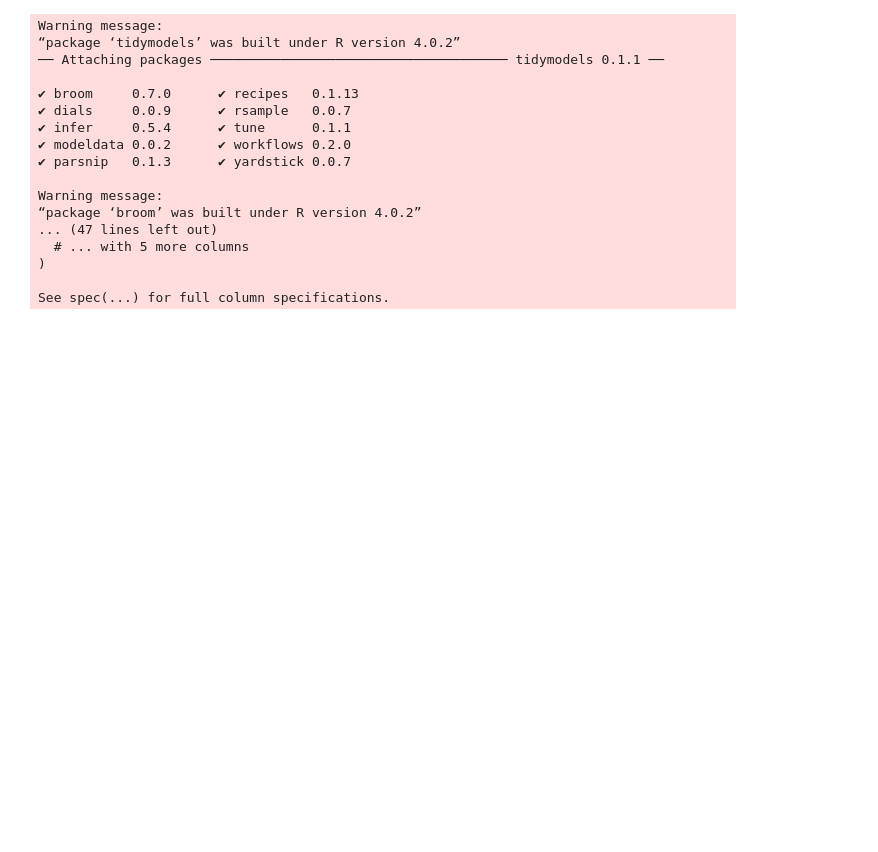
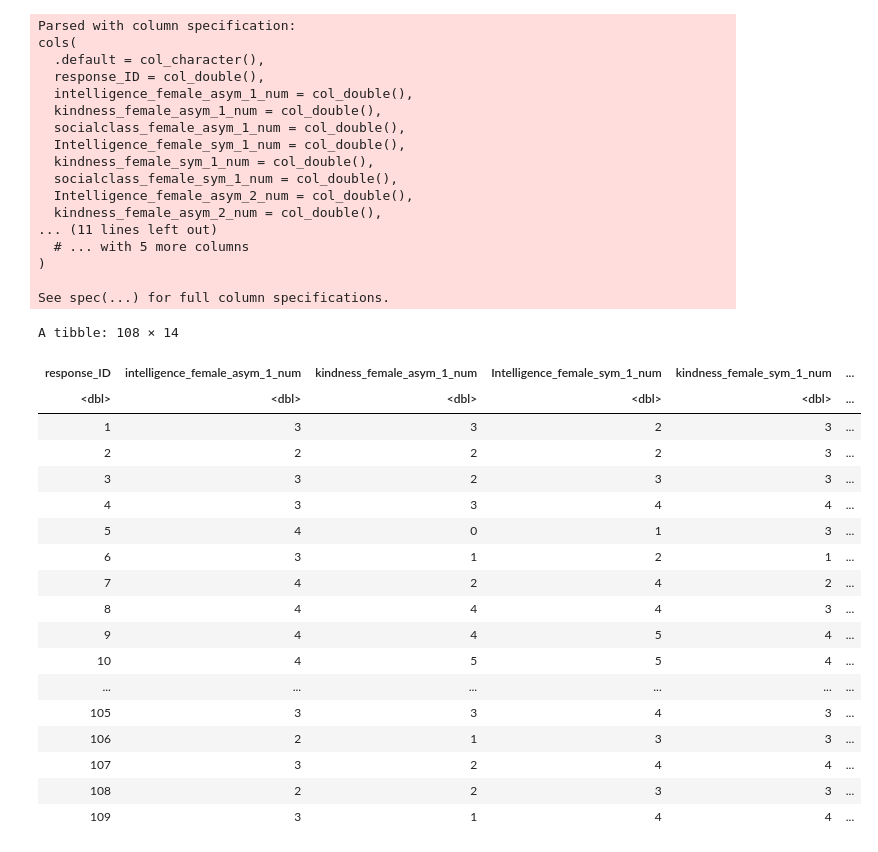
Before and after one commit to luojessica/DSCI100_project, a Jupyter notebook: report.ipynb, the cells around one changed output. Drawn from its saved outputs; the diff is of its cells as text; code cells hidden in the pictures; blank space fills up the shorter version.

Commit message:
Added tidy data set
changed some things and added tidy data

```diff
--- a/report.ipynb
+++ b/report.ipynb
@@ -1,24 +1,60 @@
 # %%
 library(tidyverse)
 library(repr)
 library(tidymodels)
 
 data <- read_csv("facial_symmetry_study_data.csv")
+tidy_data <- data %>%
+    select(response_ID,
+           intelligence_female_asym_1_num,
+           kindness_female_asym_1_num,
+           Intelligence_female_sym_1_num,
+           kindness_female_sym_1_num,
+           Intelligence_female_asym_2_num,
+           kindness_female_asym_2_num,
+           intelligence_female_sym_2_num,
+           kindness_female_sym_2_num,
+           intelligence_male_asym_1_num,
+           kindness_male_asym_1_num,
+           intelligence_male_sym_1_num,
+           kindness_male_sym_1_num,
+           intelligence_male_asym_2_num)
+
+tidy_data
 # %% [output]
-Warning message:
-“package ‘tidymodels’ was built under R version 4.0.2”
-── Attaching packages ────────────────────────────────────── tidymodels 0.1.1 ──
-
-✔ broom     0.7.0      ✔ recipes   0.1.13
-✔ dials     0.0.9      ✔ rsample   0.0.7
-✔ infer     0.5.4      ✔ tune      0.1.1
-✔ modeldata 0.0.2      ✔ workflows 0.2.0
-✔ parsnip   0.1.3      ✔ yardstick 0.0.7
-
-Warning message:
-“package ‘broom’ was built under R version 4.0.2”
-... (47 lines left out)
+Parsed with column specification:
+cols(
+  .default = col_character(),
+  response_ID = col_double(),
+  intelligence_female_asym_1_num = col_double(),
+  kindness_female_asym_1_num = col_double(),
+  socialclass_female_asym_1_num = col_double(),
+  Intelligence_female_sym_1_num = col_double(),
+  kindness_female_sym_1_num = col_double(),
+  socialclass_female_sym_1_num = col_double(),
+  Intelligence_female_asym_2_num = col_double(),
+  kindness_female_asym_2_num = col_double(),
+... (11 lines left out)
   # ... with 5 more columns
 )
 
 See spec(...) for full column specifications.
+A tibble: 108 × 14
+| response_ID | intelligence_female_asym_1_num | kindness_female_asym_1_num | Intelligence_female_sym_1_num | kindness_female_sym_1_num | ... |
+| <dbl> | <dbl> | <dbl> | <dbl> | <dbl> | ... |
+| 1 | 3 | 3 | 2 | 3 | ... |
+| 2 | 2 | 2 | 2 | 3 | ... |
+| 3 | 3 | 2 | 3 | 3 | ... |
+| 4 | 3 | 3 | 4 | 4 | ... |
+| 5 | 4 | 0 | 1 | 3 | ... |
+| 6 | 3 | 1 | 2 | 1 | ... |
+| 7 | 4 | 2 | 4 | 2 | ... |
+| 8 | 4 | 4 | 4 | 3 | ... |
+| 9 | 4 | 4 | 5 | 4 | ... |
+| 10 | 4 | 5 | 5 | 4 | ... |
+| ... | ... | ... | ... | ... | ... |
+| 105 | 3 | 3 | 4 | 3 | ... |
+| 106 | 2 | 1 | 3 | 3 | ... |
+| 107 | 3 | 2 | 4 | 4 | ... |
+| 108 | 2 | 2 | 3 | 3 | ... |
+| 109 | 3 | 1 | 4 | 4 | ... |
```
Also changed, not shown: 3 other files.
